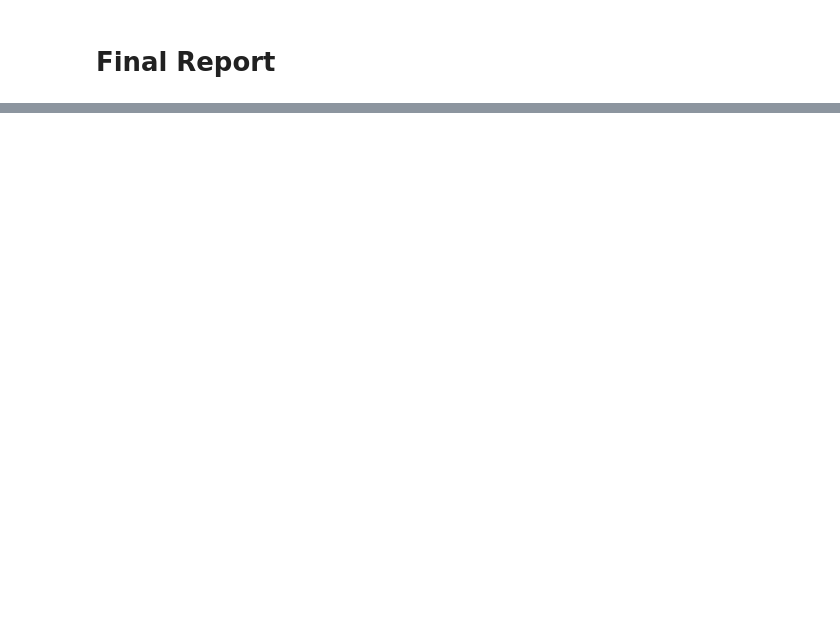
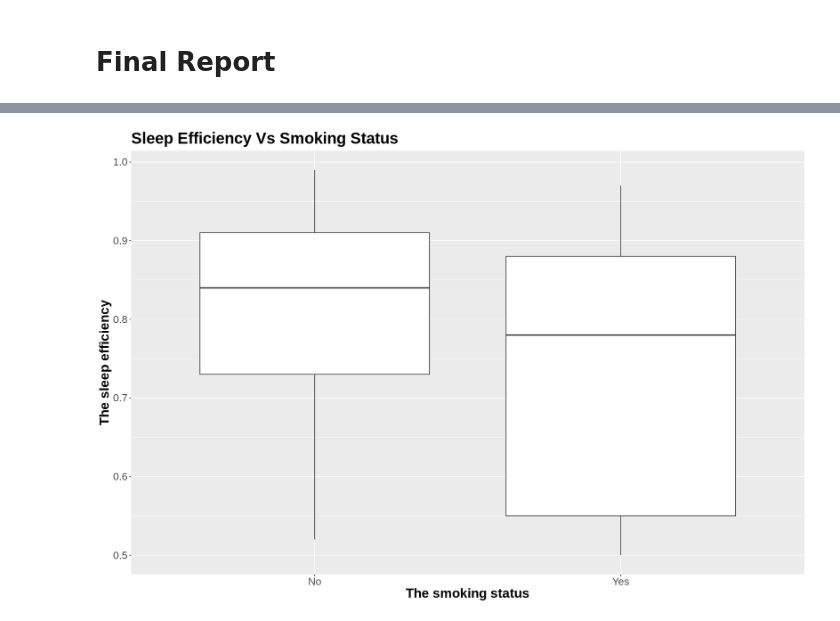
Before and after one commit to Wills-Hao/Sleep-Efficiency-Factors-R, a Jupyter notebook: Final Report.ipynb, the cells around one changed output, grey strips where cells are left out. Saved outputs shown, nothing was run; the diff lists cells and outputs as text; code cells hidden in the pictures; blank space fills up the shorter version.

```diff
--- a/Final Report.ipynb
+++ b/Final Report.ipynb
@@ -55,0 +103,16 @@ A data.frame: 6 × 5
+# %%
+options(repr.plot.width = 15, repr.plot.height = 10)
+plot_CC_SE <- clean_data %>%
+              ggplot(aes(x = SmokingStatus, y = SleepEfficiency)) +
+              geom_boxplot() +
+              xlab("The smoking status") +
+              ylab("The sleep efficiency") +
+              ggtitle("Sleep Efficiency Vs Smoking Status") +
+              theme(
+              text = element_text(size = 20),
+              plot.title = element_text(face = "bold"),
+              axis.title = element_text(face = "bold")
+              )
+plot_CC_SE
+# %% [output]
+[figure, added]
```
Also changed, not shown: parts of 16 cells of this notebook.
